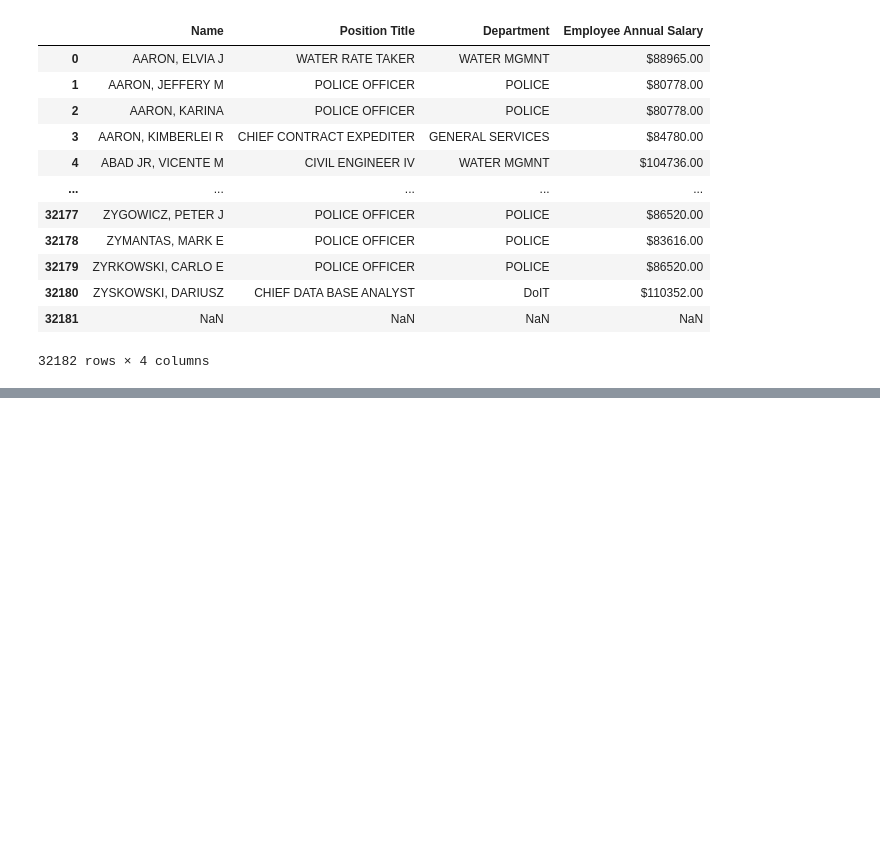
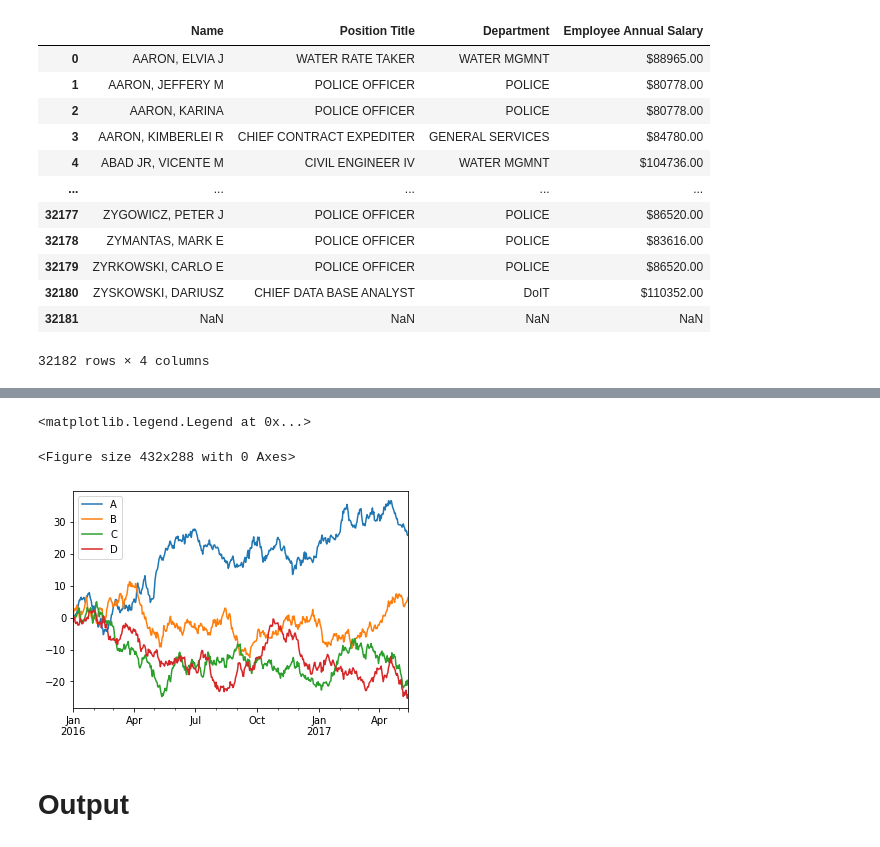
Before and after one commit to DiasMelissa/PythonProfound, a Jupyter notebook: Script16.ipynb, the cells around one changed output, grey strips where cells are left out. Drawn from its saved outputs; the diff is of its cells as text; code cells hidden in the pictures; blank space fills up the shorter version.

```diff
--- a/Script16.ipynb
+++ b/Script16.ipynb
@@ -889,0 +1131,10 @@ df
+# %%
+df = pd.DataFrame(np.random.randn(500,4), index = ts.index, columns = ['A', 'B', 'C', 'D'])
+df = df.cumsum()
+plt.figure(); df.plot(); plt.legend(loc = 'best')
+# %% [output]
+<matplotlib.legend.Legend at 0x...>
+<Figure size 432x288 with 0 Axes>
+[figure, added]
+# %% [markdown]
+# **Output**
```
Also changed, not shown: parts of 37 cells of this notebook.
